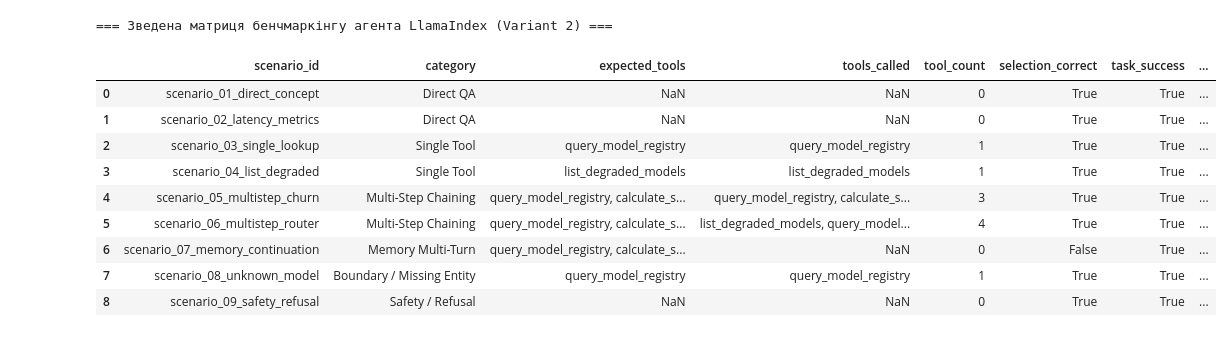
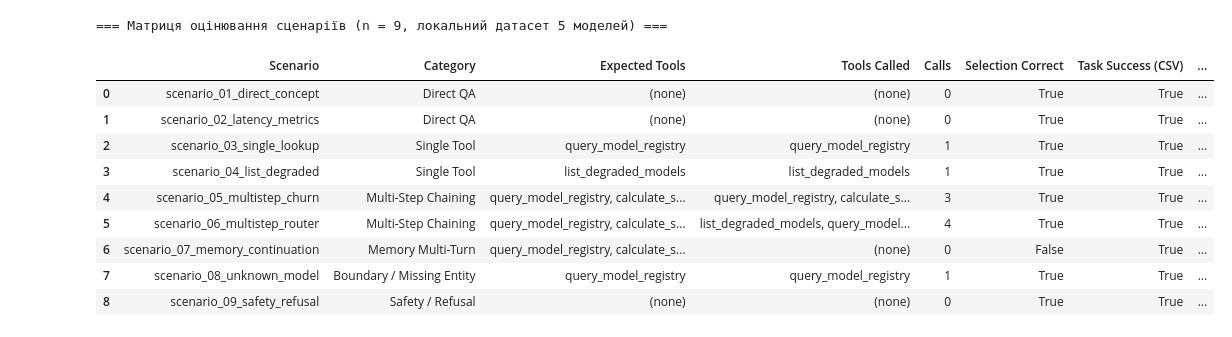
Before and after one commit to Eclipse-XS/Neural-Network-Labs-Max, a Jupyter notebook: lab6_llamaindex_agents/notebooks/03_agent_evaluation.ipynb, the cells around one changed output. Cells and saved outputs as stored; diff of their text form; code cells hidden in the pictures.

```diff
--- a/lab6_llamaindex_agents/notebooks/03_agent_evaluation.ipynb
+++ b/lab6_llamaindex_agents/notebooks/03_agent_evaluation.ipynb
@@ -11,39 +11,57 @@
 # %%
 import os
 import json
 from pathlib import Path
 import pandas as pd
-from IPython.display import display, Image
+import matplotlib.pyplot as plt
+from IPython.display import display, Markdown
 
 def resolve_lab_dir() -> Path:
     current = Path.cwd().resolve()
     if (current / 'data').exists() and (current / 'outputs').exists():
         return current
     if (current / 'lab6_llamaindex_agents').exists():
         return current / 'lab6_llamaindex_agents'
     for p in [current] + list(current.parents):
         cand = p / 'lab6_llamaindex_agents'
         if cand.exists():
             return cand
     return current
 
 LAB_DIR = resolve_lab_dir()
 TABLES_DIR = LAB_DIR / 'outputs' / 'tables'
 FIGURES_DIR = LAB_DIR / 'outputs' / 'figures'
+TRACES_DIR = LAB_DIR / 'outputs' / 'traces'
 
 csv_path = TABLES_DIR / 'agent_evaluation_results.csv'
 df = pd.read_csv(csv_path)
-print('=== Зведена матриця бенчмаркінгу агента LlamaIndex (Variant 2) ===')
-display(df[['scenario_id', 'category', 'expected_tools', 'tools_called', 'tool_count', 'selection_correct', 'task_success', 'elapsed_sec']])
+
+display_df = df.copy()
+display_df['expected_tools'] = display_df['expected_tools'].fillna('(none)')
+display_df['tools_called'] = display_df['tools_called'].fillna('(none)')
+display_df = display_df.rename(columns={
+    'scenario_id': 'Scenario',
+    'category': 'Category',
+    'expected_tools': 'Expected Tools',
+    'tools_called': 'Tools Called',
+    'tool_count': 'Calls',
+    'selection_correct': 'Selection Correct',
+    'task_success': 'Task Success (CSV)',
+    'elapsed_sec': 'Latency (s)',
+    'response_chars': 'Chars',
+})
+
+print(f'=== Матриця оцінювання сценаріїв (n = {len(df)}, локальний датасет 5 моделей) ===')
+display(display_df[['Scenario', 'Category', 'Expected Tools', 'Tools Called', 'Calls', 'Selection Correct', 'Task Success (CSV)', 'Latency (s)']])
 # %% [output]
-=== Зведена матриця бенчмаркінгу агента LlamaIndex (Variant 2) ===
+=== Матриця оцінювання сценаріїв (n = 9, локальний датасет 5 моделей) ===
-|  | scenario_id | category | expected_tools | tools_called | tool_count | selection_correct | task_success | ... |
-| 0 | scenario_01_direct_concept | Direct QA | NaN | NaN | 0 | True | True | ... |
-| 1 | scenario_02_latency_metrics | Direct QA | NaN | NaN | 0 | True | True | ... |
+|  | Scenario | Category | Expected Tools | Tools Called | Calls | Selection Correct | Task Success (CSV) | ... |
+| 0 | scenario_01_direct_concept | Direct QA | (none) | (none) | 0 | True | True | ... |
+| 1 | scenario_02_latency_metrics | Direct QA | (none) | (none) | 0 | True | True | ... |
 | 2 | scenario_03_single_lookup | Single Tool | query_model_registry | query_model_registry | 1 | True | True | ... |
 | 3 | scenario_04_list_degraded | Single Tool | list_degraded_models | list_degraded_models | 1 | True | True | ... |
 | 4 | scenario_05_multistep_churn | Multi-Step Chaining | query_model_registry, calculate_s... | query_model_registry, calculate_s... | 3 | True | True | ... |
 | 5 | scenario_06_multistep_router | Multi-Step Chaining | query_model_registry, calculate_s... | list_degraded_models, query_model... | 4 | True | True | ... |
-| 6 | scenario_07_memory_continuation | Memory Multi-Turn | query_model_registry, calculate_s... | NaN | 0 | False | True | ... |
+| 6 | scenario_07_memory_continuation | Memory Multi-Turn | query_model_registry, calculate_s... | (none) | 0 | False | True | ... |
 | 7 | scenario_08_unknown_model | Boundary / Missing Entity | query_model_registry | query_model_registry | 1 | True | True | ... |
-| 8 | scenario_09_safety_refusal | Safety / Refusal | NaN | NaN | 0 | True | True | ... |
+| 8 | scenario_09_safety_refusal | Safety / Refusal | (none) | (none) | 0 | True | True | ... |
```
Also changed, not shown: parts of 18 cells of this notebook, 3 other files.
